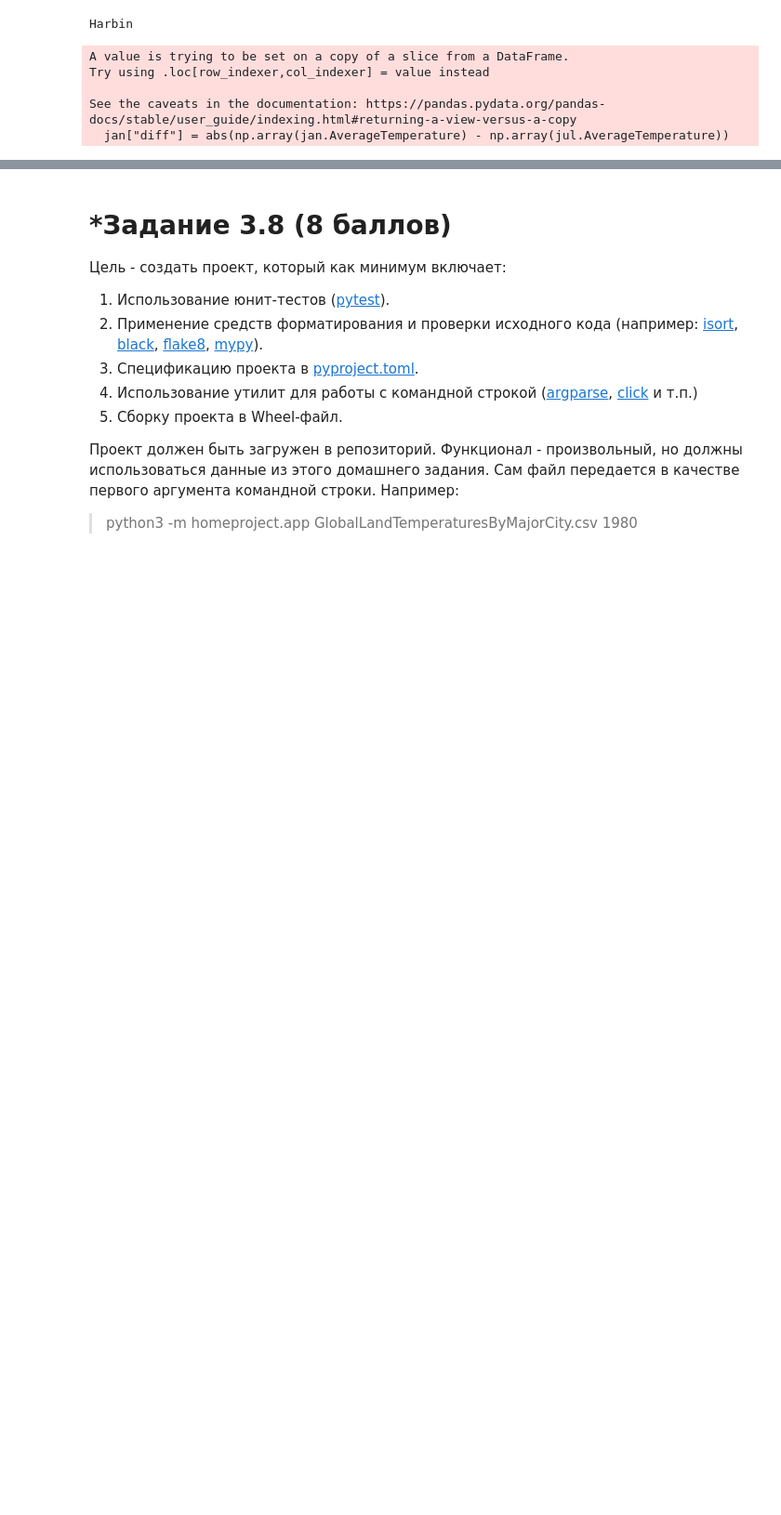
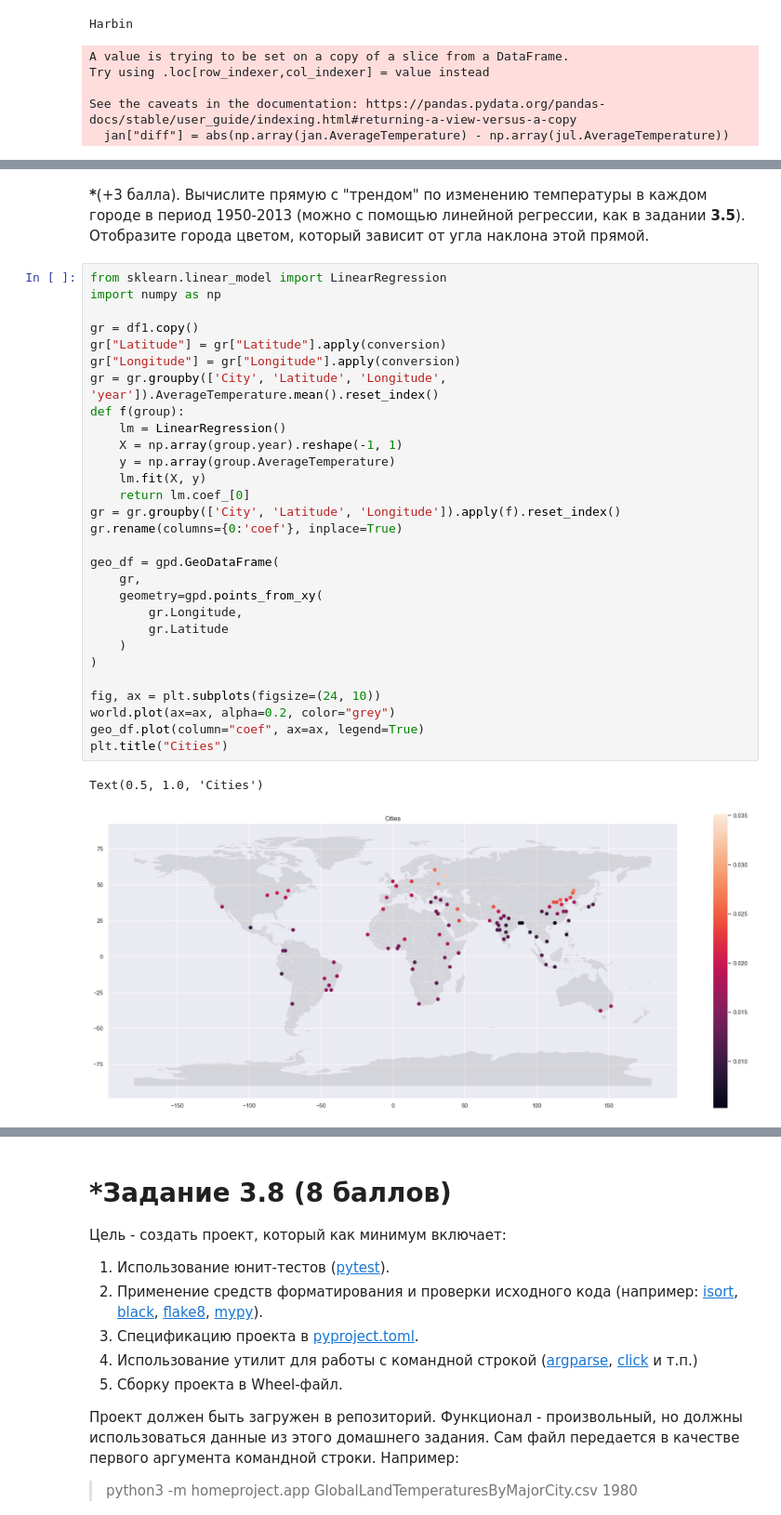
Before and after one commit to 4eckah78/python_2022_practice, a Jupyter notebook: Task_3.ipynb, the cells around one changed output, grey strips where cells are left out. Shown at 93% size. Drawn from its saved outputs; the diff is of its cells as text; blank space fills up the shorter version.

```diff
--- a/Task_3.ipynb
+++ b/Task_3.ipynb
@@ -215,0 +201,35 @@ Text(0.5, 1.0, 'Cities')
+# %% [markdown]
+
+**\***(+3 балла). Вычислите прямую с "трендом" по изменению температуры в каждом городе в период 1950-2013 (можно с помощью линейной регрессии, как в задании **3.5**). Отобразите города цветом, который зависит от угла наклона этой прямой.
+# %%
+from sklearn.linear_model import LinearRegression
+import numpy as np
+
+gr = df1.copy()
+gr["Latitude"] = gr["Latitude"].apply(conversion)
+gr["Longitude"] = gr["Longitude"].apply(conversion)
+gr = gr.groupby(['City', 'Latitude', 'Longitude', 'year']).AverageTemperature.mean().reset_index()
+def f(group):
+    lm = LinearRegression()
+    X = np.array(group.year).reshape(-1, 1)
+    y = np.array(group.AverageTemperature)
+    lm.fit(X, y)
+    return lm.coef_[0]
+gr = gr.groupby(['City', 'Latitude', 'Longitude']).apply(f).reset_index()
+gr.rename(columns={0:'coef'}, inplace=True)
+
+geo_df = gpd.GeoDataFrame(
+    gr,
+    geometry=gpd.points_from_xy(
+        gr.Longitude,
+        gr.Latitude
+    )
+)
+
+fig, ax = plt.subplots(figsize=(24, 10))
+world.plot(ax=ax, alpha=0.2, color="grey")
+geo_df.plot(column="coef", ax=ax, legend=True)
+plt.title("Cities")
+# %% [output]
+Text(0.5, 1.0, 'Cities')
+[figure, added]
```
Also changed, not shown: parts of 9 cells of this notebook, 2 other files.
